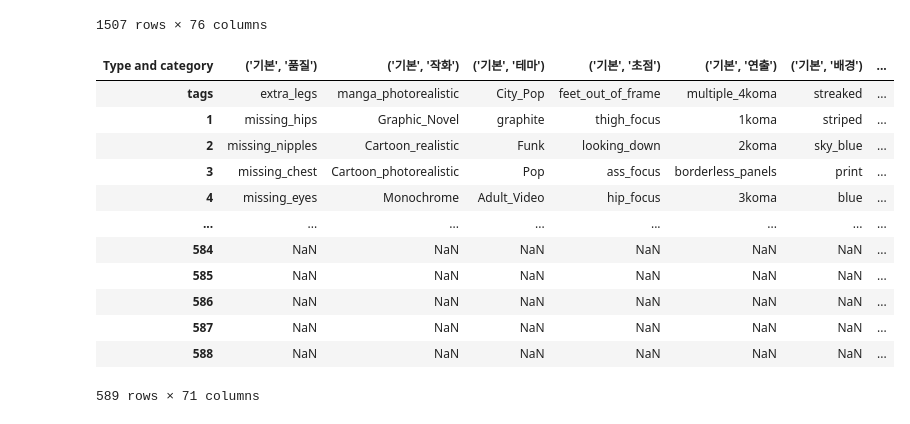
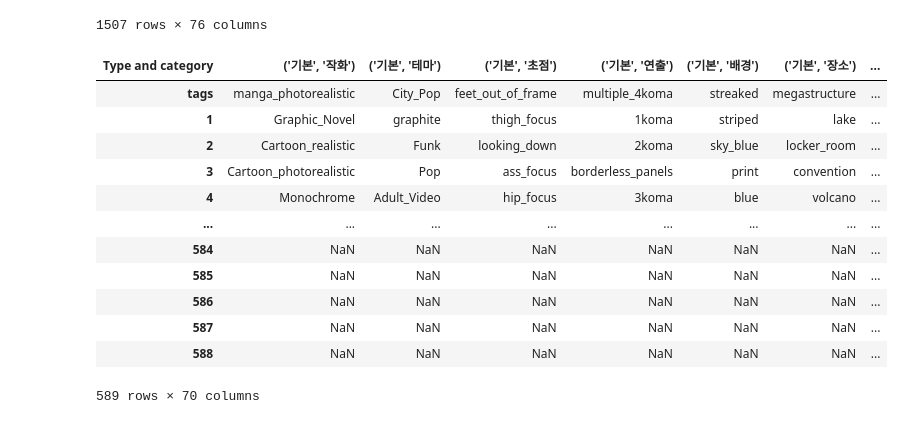
Before and after one commit to uva39/IIP-winter-project, a Jupyter notebook: temp/PrettierTag.ipynb, the cells around one changed output. Cells and saved outputs as stored; diff of their text form; code cells hidden in the pictures.

```diff
--- a/temp/PrettierTag.ipynb
+++ b/temp/PrettierTag.ipynb
@@ -54,24 +54,25 @@ df
 # %%
 # NaN이 포함된 데이터들을 정렬
 
 df = df.apply(lambda x: x.sort_values(key = lambda x: x.isna()).tolist())
 df.dropna(inplace=True, thresh=1)
-df = df.drop(df.columns[-5:], axis=1) # R18 등급 이상의 태그 목록 제거
+df = df.drop(df.columns[-5:], axis=1) # 19금 태그 목록 제거 (1차)
+df = df.drop(columns=df.columns[0], axis=1)
 df
 # %% [output]
-| Type and category | ('기본', '품질') | ('기본', '작화') | ('기본', '테마') | ('기본', '초점') | ('기본', '연출') | ('기본', '배경') | ... |
-| tags | extra_legs | manga_photorealistic | City_Pop | feet_out_of_frame | multiple_4koma | streaked | ... |
-| 1 | missing_hips | Graphic_Novel | graphite | thigh_focus | 1koma | striped | ... |
-| 2 | missing_nipples | Cartoon_realistic | Funk | looking_down | 2koma | sky_blue | ... |
-| 3 | missing_chest | Cartoon_photorealistic | Pop | ass_focus | borderless_panels | print | ... |
-| 4 | missing_eyes | Monochrome | Adult_Video | hip_focus | 3koma | blue | ... |
+| Type and category | ('기본', '작화') | ('기본', '테마') | ('기본', '초점') | ('기본', '연출') | ('기본', '배경') | ('기본', '장소') | ... |
+| tags | manga_photorealistic | City_Pop | feet_out_of_frame | multiple_4koma | streaked | megastructure | ... |
+| 1 | Graphic_Novel | graphite | thigh_focus | 1koma | striped | lake | ... |
+| 2 | Cartoon_realistic | Funk | looking_down | 2koma | sky_blue | locker_room | ... |
+| 3 | Cartoon_photorealistic | Pop | ass_focus | borderless_panels | print | convention | ... |
+| 4 | Monochrome | Adult_Video | hip_focus | 3koma | blue | volcano | ... |
 | ... | ... | ... | ... | ... | ... | ... | ... |
 | 584 | NaN | NaN | NaN | NaN | NaN | NaN | ... |
 | 585 | NaN | NaN | NaN | NaN | NaN | NaN | ... |
 | 586 | NaN | NaN | NaN | NaN | NaN | NaN | ... |
 | 587 | NaN | NaN | NaN | NaN | NaN | NaN | ... |
 | 588 | NaN | NaN | NaN | NaN | NaN | NaN | ... |
-589 rows × 71 columns
+589 rows × 70 columns
 # %%
 # Save the DataFrame to a CSV file
 df.to_csv(r'../TagList.csv', index=False)
```
Also changed, not shown: parts of 1 cell of this notebook, 2 other files.
